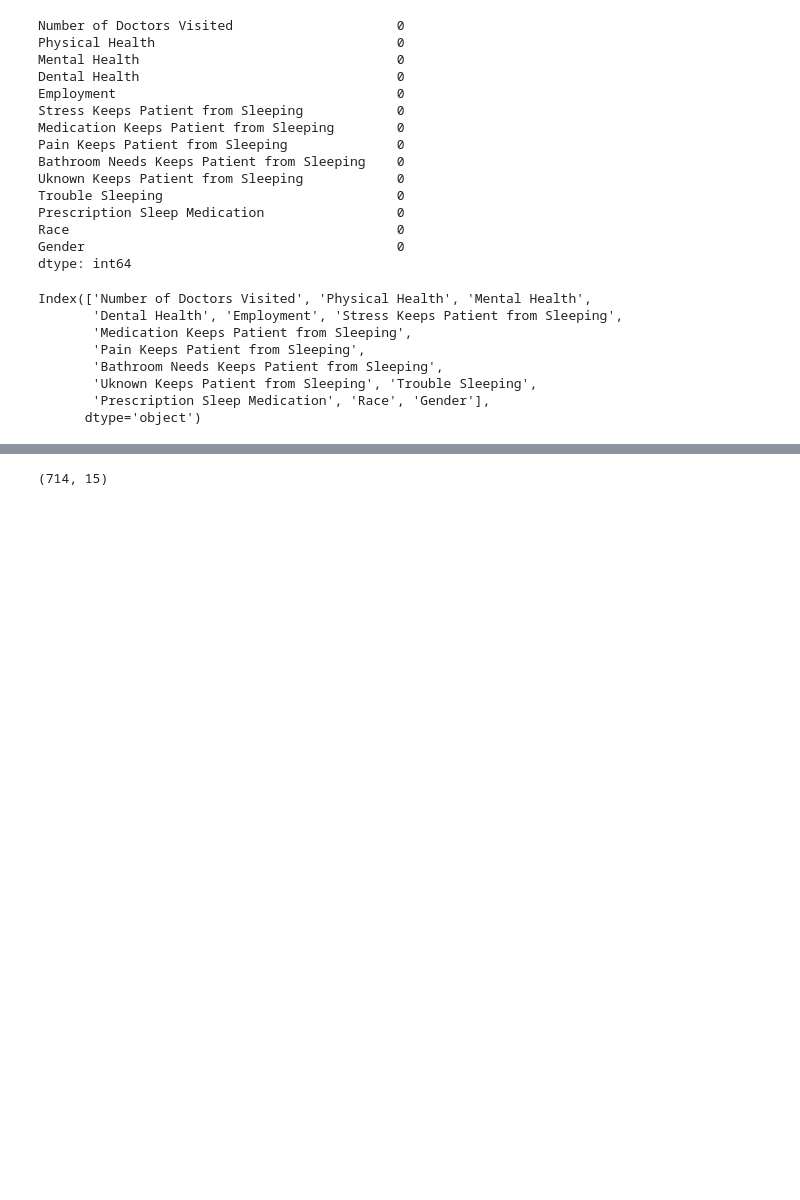
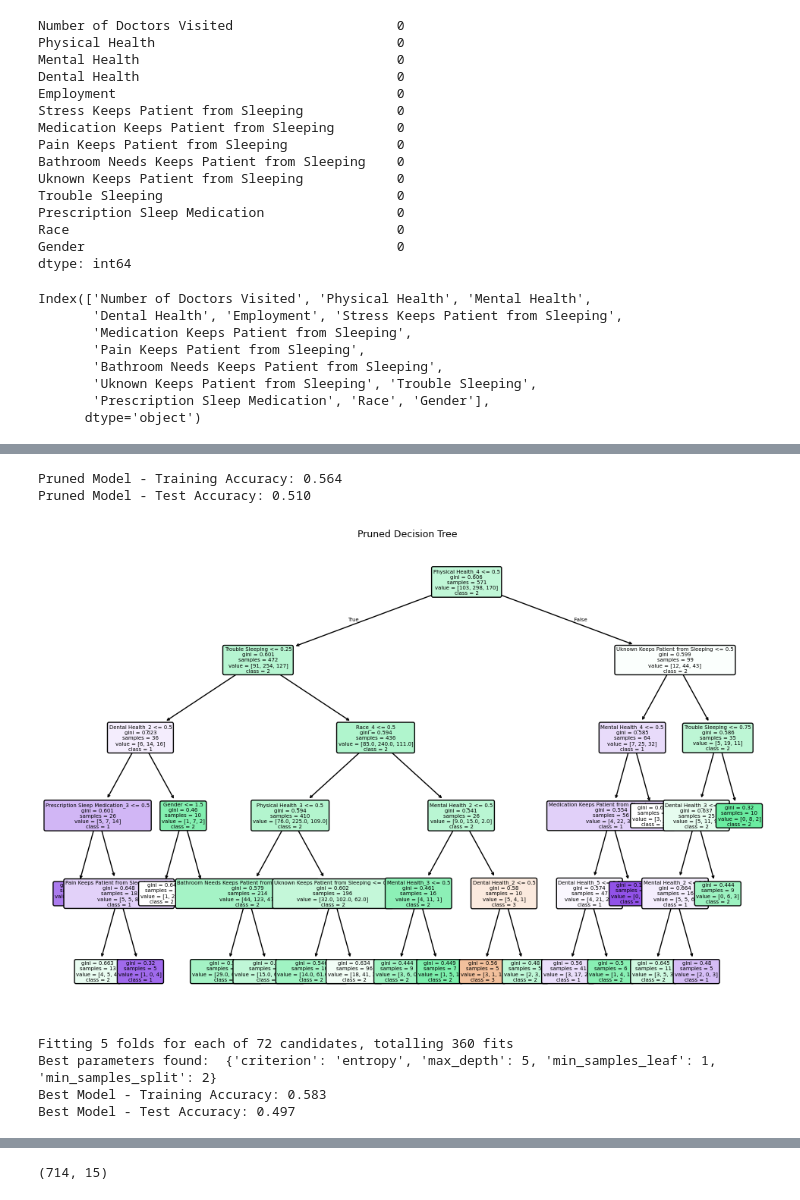
Before and after one commit to Niloy077/CSE445_ML_Project, a Jupyter notebook: PreProcessingNPHA.ipynb, the cells around one changed output, grey strips where cells are left out. Drawn from its saved outputs; the diff is of its cells as text; code cells hidden in the pictures; blank space fills up the shorter version.

```diff
--- a/PreProcessingNPHA.ipynb
+++ b/PreProcessingNPHA.ipynb
@@ -59,0 +319,73 @@ encoded_race = encoder.fit_transform(doc_visit[['Race']])
+# %%
+from sklearn.tree import DecisionTreeClassifier, plot_tree
+import matplotlib.pyplot as plt
+from sklearn.metrics import accuracy_score
+
+# Step 1: Train a pruned Decision Tree Classifier with hyperparameters
+max_depth = 5  # You can adjust this value for experimentation
+min_samples_split = 10  # Minimum samples required to split an internal node
+min_samples_leaf = 5  # Minimum samples required to be at a leaf node
+
+# Initialize and train the pruned model
+pruned_model = DecisionTreeClassifier(max_depth=max_depth,
+                                      min_samples_split=min_samples_split,
+                                      min_samples_leaf=min_samples_leaf,
+                                      random_state=42)
+
+pruned_model.fit(X_train, y_train)
+
+# Step 2: Evaluate Training and Test Accuracy
+train_accuracy_pruned = accuracy_score(y_train, pruned_model.predict(X_train))
+test_accuracy_pruned = accuracy_score(y_test, pruned_model.predict(X_test))
+
+print(f"Pruned Model - Training Accuracy: {train_accuracy_pruned:.3f}")
+print(f"Pruned Model - Test Accuracy: {test_accuracy_pruned:.3f}")
+
+# Step 3: Visualize the Decision Tree (optional)
+# Convert class names to list of strings
+class_names = [str(i) for i in y.unique()]
+
+# Plot the decision tree
+plt.figure(figsize=(12, 8))
+plot_tree(pruned_model, filled=True, feature_names=X.columns, class_names=class_names, rounded=True, fontsize=5)
+plt.title("Pruned Decision Tree")
+plt.show()
+# %% [output]
+Pruned Model - Training Accuracy: 0.564
+Pruned Model - Test Accuracy: 0.510
+[figure, added]
+# %%
+from sklearn.model_selection import GridSearchCV
+
+# Define the parameter grid
+param_grid = {
+    'max_depth': [5, 10, 15, 20],
+    'min_samples_split': [2, 10, 20],
+    'min_samples_leaf': [1, 5, 10],
+    'criterion': ['gini', 'entropy']
+}
+
+# Initialize the DecisionTreeClassifier
+dt = DecisionTreeClassifier(random_state=42)
+
+# Perform grid search with cross-validation
+grid_search = GridSearchCV(dt, param_grid, cv=5, n_jobs=-1, verbose=2)
+
+# Fit the model
+grid_search.fit(X_train, y_train)
+
+# Print the best parameters
+print("Best parameters found: ", grid_search.best_params_)
+
+# Evaluate the best model
+best_model = grid_search.best_estimator_
+train_accuracy_best = accuracy_score(y_train, best_model.predict(X_train))
+test_accuracy_best = accuracy_score(y_test, best_model.predict(X_test))
+
+print(f"Best Model - Training Accuracy: {train_accuracy_best:.3f}")
+print(f"Best Model - Test Accuracy: {test_accuracy_best:.3f}")
+# %% [output]
+Fitting 5 folds for each of 72 candidates, totalling 360 fits
+Best parameters found:  {'criterion': 'entropy', 'max_depth': 5, 'min_samples_leaf': 1, 'min_samples_split': 2}
+Best Model - Training Accuracy: 0.583
+Best Model - Test Accuracy: 0.497
```
Also changed, not shown: parts of 17 cells of this notebook, 5 other files.
